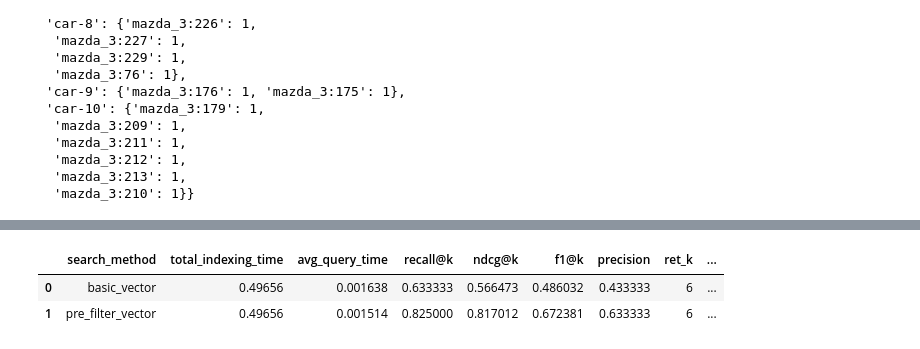
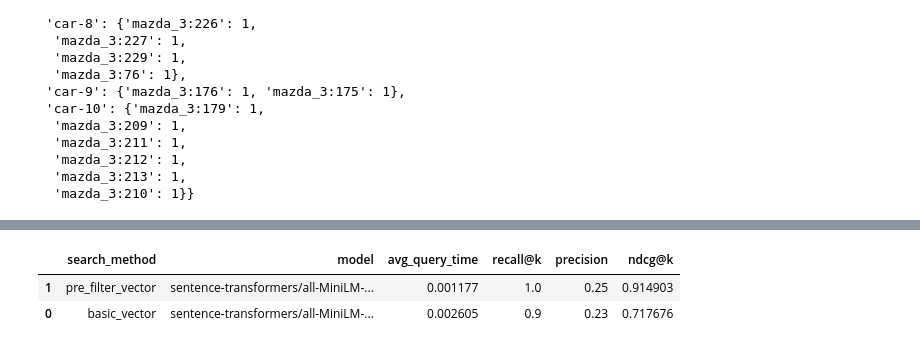
Before and after one commit to redis-applied-ai/redis-retrieval-optimizer, a Jupyter notebook: docs/examples/grid_study/01_custom_grid_study.ipynb, the cells around one changed output, grey strips where cells are left out. Cells and saved outputs as stored; diff of their text form; code cells hidden in the pictures.

```diff
--- a/docs/examples/grid_study/01_custom_grid_study.ipynb
+++ b/docs/examples/grid_study/01_custom_grid_study.ipynb
@@ -220,7 +238,7 @@ redis_url = os.environ.get("REDIS_URL", "redis://localhost:6379/0")
 
 metrics = run_grid_study(
     config_path="custom_grid_study_config.yaml",
-    redis_url="redis://localhost:6379/0",
+    redis_url=redis_url,
     corpus_processor=process_car_corpus,
     search_method_map=CUSTOM_SEARCH_METHOD_MAP,
 )
@@ -236,6 +253,6 @@ Running search method: pre_filter_vector
 # %%
-metrics
+metrics[["search_method", "model", "avg_query_time", "recall@k", "precision", "ndcg@k"]].sort_values(by="ndcg@k", ascending=False)
 # %% [output]
-|  | search_method | total_indexing_time | avg_query_time | recall@k | ndcg@k | f1@k | precision | ret_k | ... |
-| 0 | basic_vector | 0.49656 | 0.001638 | 0.633333 | 0.566473 | 0.486032 | 0.433333 | 6 | ... |
-| 1 | pre_filter_vector | 0.49656 | 0.001514 | 0.825000 | 0.817012 | 0.672381 | 0.633333 | 6 | ... |
+|  | search_method | model | avg_query_time | recall@k | precision | ndcg@k |
+| 1 | pre_filter_vector | sentence-transformers/all-MiniLM-... | 0.001177 | 1.0 | 0.25 | 0.914903 |
+| 0 | basic_vector | sentence-transformers/all-MiniLM-... | 0.002605 | 0.9 | 0.23 | 0.717676 |
```
Also changed, not shown: parts of 9 cells of this notebook, 31 other files.
